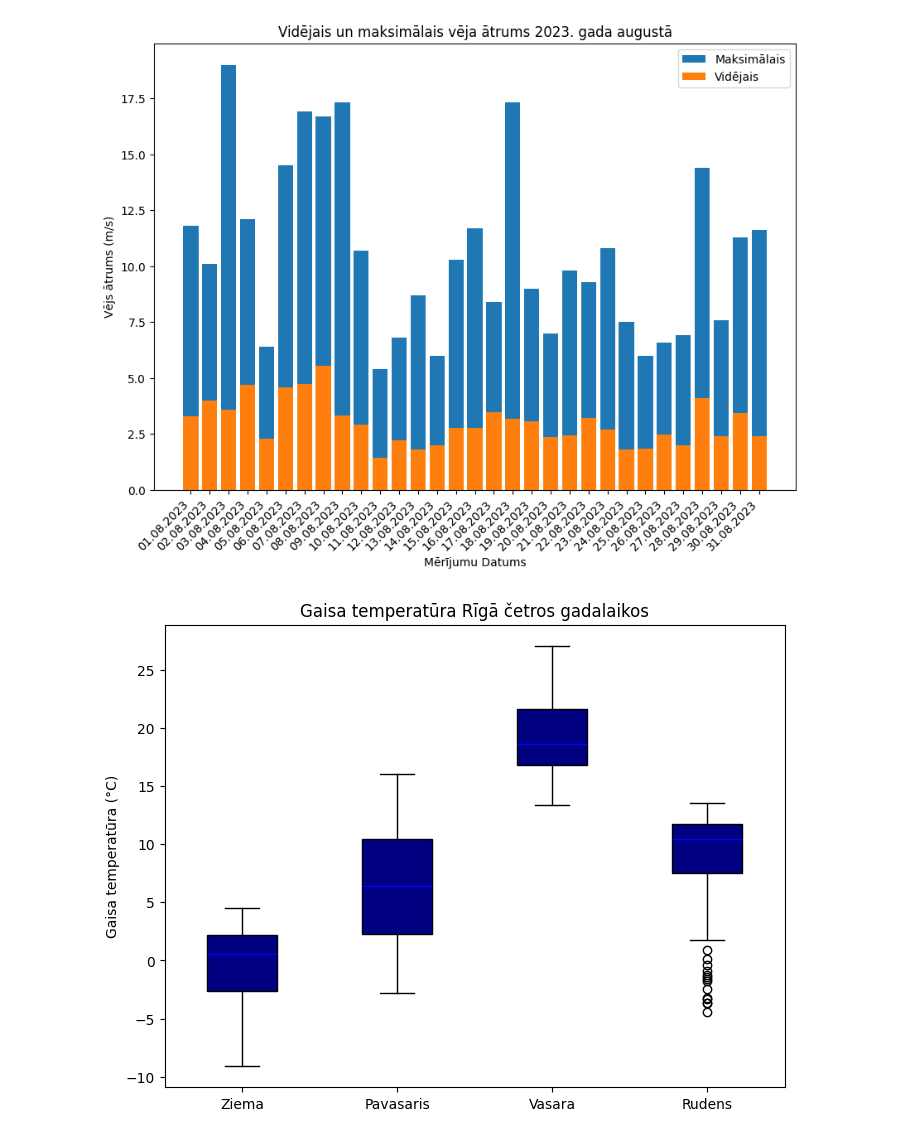
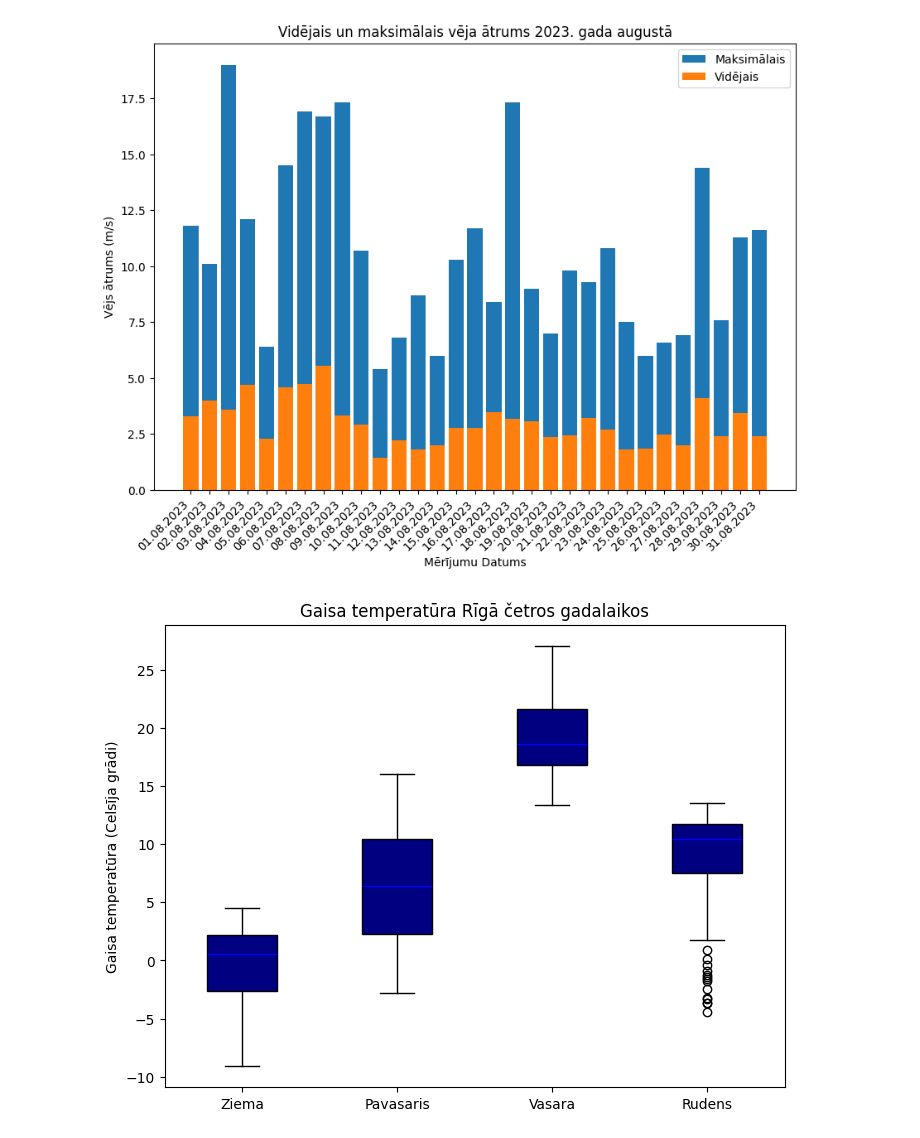
Before and after one commit to GunarsA/LU-PPP-Md, a Jupyter notebook: Md2/ga22008_md2.ipynb, the cells around one changed output. Cells and saved outputs as stored; diff of their text form; code cells hidden in the pictures.

```diff
--- a/Md2/ga22008_md2.ipynb
+++ b/Md2/ga22008_md2.ipynb
@@ -34,32 +34,32 @@ daily_avg_temps['Month'] = daily_avg_temps.index.month
 
 
 def get_season(month):
     if 3 <= month <= 5:
         return 'Spring'
     elif 6 <= month <= 8:
         return 'Summer'
     elif 9 <= month <= 11:
         return 'Autumn'
     else:
         return 'Winter'
 
 
 daily_avg_temps['Season'] = daily_avg_temps['Month'].apply(get_season)
 
 
 plt.figure(figsize=(8, 6))
 plt.boxplot([daily_avg_temps[daily_avg_temps['Season'] == 'Winter'][0],
              daily_avg_temps[daily_avg_temps['Season'] == 'Spring'][0],
              daily_avg_temps[daily_avg_temps['Season'] == 'Summer'][0],
              daily_avg_temps[daily_avg_temps['Season'] == 'Autumn'][0]],
             labels=['Ziema', 'Pavasaris', 'Vasara', 'Rudens'],
             patch_artist=True,
             boxprops=dict(facecolor='navy'),
             medianprops=dict(color='blue'),
             )
 
 plt.title('Gaisa temperatūra Rīgā četros gadalaikos')
-plt.ylabel('Gaisa temperatūra (°C)')
+plt.ylabel('Gaisa temperatūra (Celsīja grādi)')
 plt.show()
 # %% [output]
-[figure, old version]
+[figure, new version]
```
